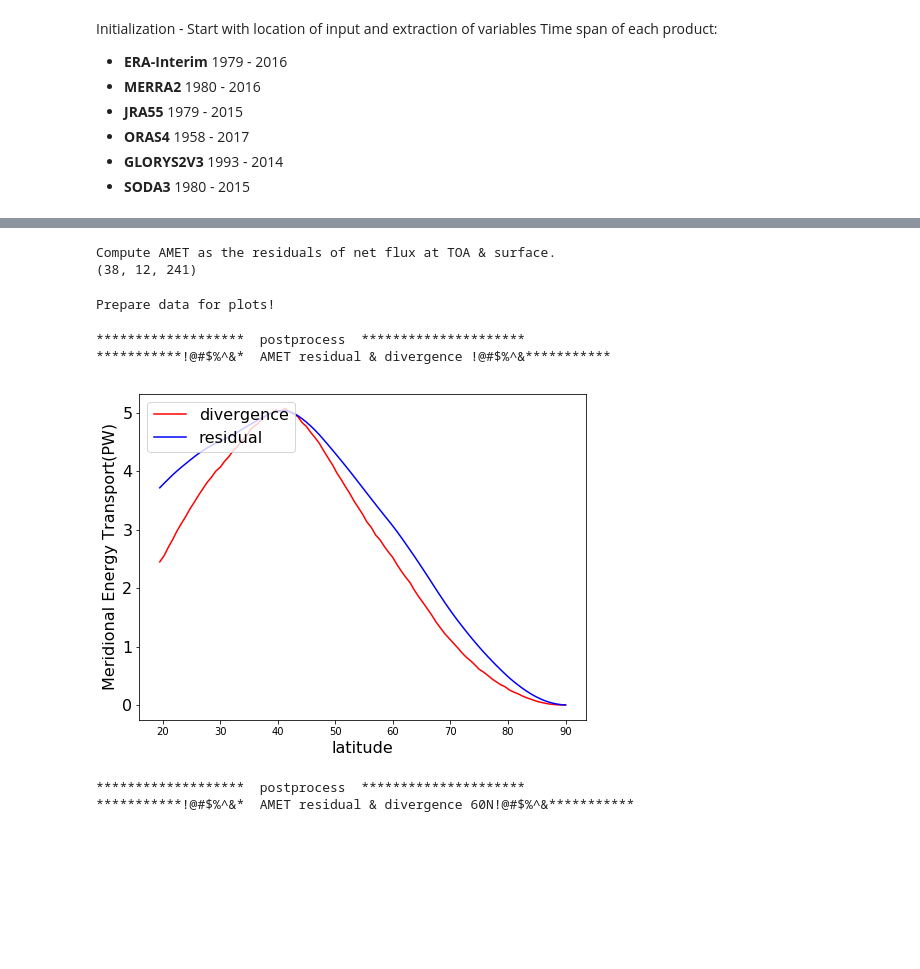
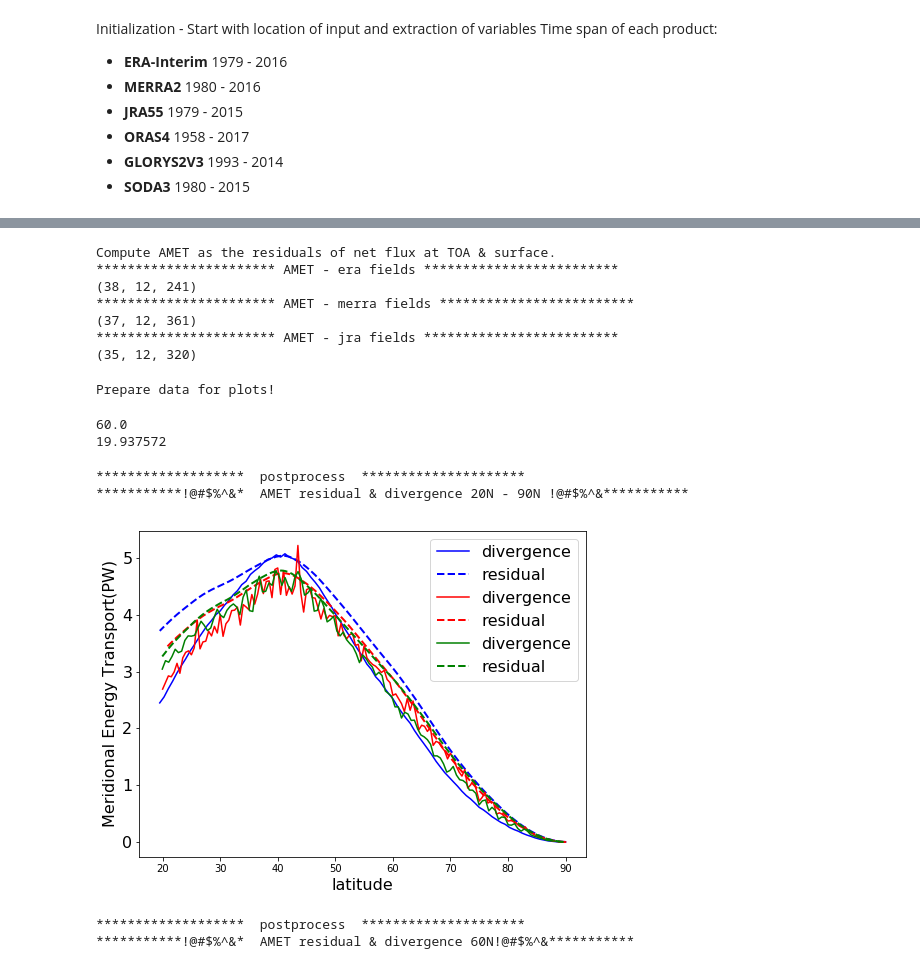
Before and after one commit to geek-yang/AirSeaFlow, a Jupyter notebook: Postprocessing/dataExpo/AMET_residual.ipynb, the cells around one changed output, grey strips where cells are left out. Cells and saved outputs as stored; diff of their text form; code cells hidden in the pictures; blank space fills up the shorter version.

Commit message:
resiudal AMET of MERRA and JRA

```diff
--- a/Postprocessing/dataExpo/AMET_residual.ipynb
+++ b/Postprocessing/dataExpo/AMET_residual.ipynb
@@ -92,6 +211,7 @@ if __name__=="__main__":
 # %%
     print ('Compute AMET as the residuals of net flux at TOA & surface.')
-    # take the zonal mean of flux
+    print ('*********************** AMET - era fields *************************')
+    # take the zonal integral of flux
     net_flux_surf_ERAI_int = np.sum(net_flux_surf_ERAI_area,3) / 1000 # PW
     net_flux_toa_ERAI_int = np.sum(net_flux_toa_ERAI_area,3) / 1000
     # AMET as the residual of net flux at TOA & surface
@@ -100,9 +220,34 @@ if __name__=="__main__":
         AMET_res_ERAI[:,:,i] = -(np.sum(net_flux_toa_ERAI_int[:,:,0:i+1],2) -
                                 np.sum(net_flux_surf_ERAI_int[:,:,0:i+1],2))
     print (AMET_res_ERAI.shape)
+    print ('*********************** AMET - merra fields *************************')
+    # take the zonal integral of flux
+    net_flux_surf_MERRA2_int = np.sum(net_flux_surf_MERRA2_area,3) / 1000 # PW
+    net_flux_toa_MERRA2_int = np.sum(net_flux_toa_MERRA2_area,3) / 1000
+    # AMET as the residual of net flux at TOA & surface
+    AMET_res_MERRA2 = np.zeros(net_flux_surf_MERRA2_int.shape)
+    for i in np.arange(len(latitude_fields_MERRA2)-1):
+        AMET_res_MERRA2[:,:,i] = -(np.sum(net_flux_toa_MERRA2_int[:,:,0:i+1],2) -
+                                np.sum(net_flux_surf_MERRA2_int[:,:,0:i+1],2))
+    print (AMET_res_MERRA2.shape)
+    print ('*********************** AMET - jra fields *************************')
+    # take the zonal integral of flux
+    net_flux_surf_JRA55_int = np.sum(net_flux_surf_JRA55_area,3) / 1000 # PW
+    net_flux_toa_JRA55_int = np.sum(net_flux_toa_JRA55_area,3) / 1000
+    # AMET as the residual of net flux at TOA & surface
+    AMET_res_JRA55 = np.zeros(net_flux_surf_JRA55_int.shape)
+    for i in np.arange(len(latitude_fields_JRA55)-1):
+        AMET_res_JRA55[:,:,i] = -(np.sum(net_flux_toa_JRA55_int[:,:,0:i+1],2) -
+                                np.sum(net_flux_surf_JRA55_int[:,:,0:i+1],2))
+    print (AMET_res_JRA55.shape)
 # %% [output]
 Compute AMET as the residuals of net flux at TOA & surface.
+*********************** AMET - era fields *************************
 (38, 12, 241)
+*********************** AMET - merra fields *************************
+(37, 12, 361)
+*********************** AMET - jra fields *************************
+(35, 12, 320)
 # %%
     print ('Prepare data for plots!')
     # time series for comparison
@@ -113,24 +266,38 @@ Compute AMET as the residuals of net flux at TOA & surface.
 # %% [output]
 Prepare data for plots!
+# %%
+    print(latitude_fields_MERRA2[60])
+    print(latitude_AMET_JRA55[124])
+# %% [output]
+60.0
+19.937572
 # %%
     print ('*******************  postprocess  *********************')
     print ('***********!@#$%^&*  AMET residual & divergence 20N - 90N !@#$%^&***********')
     fig1 = plt.figure()
     fig1.set_size_inches(8, 6)
-    plt.plot(latitude_AMET_ERAI, np.mean(AMET_div_int_ERAI_series,0),'r-',
+    plt.plot(latitude_AMET_ERAI, np.mean(AMET_div_int_ERAI_series,0),'b-',
              linewidth=1.5,label='divergence')
-    plt.plot(latitude_fields_ERAI[:95], np.mean(AMET_res_int_ERAI_series[:,:95],0), 'b-',
-             linewidth=1.5, label='residual')
+    plt.plot(latitude_fields_ERAI[:95], np.mean(AMET_res_int_ERAI_series[:,:95],0), 'b--',
+             linewidth=2.0, label='residual')
+    plt.plot(latitude_AMET_MERRA2, np.mean(AMET_div_int_MERRA2_series,0),'r-',
+             linewidth=1.5,label='divergence')
+    plt.plot(latitude_fields_MERRA2[:140], np.mean(AMET_res_int_MERRA2_series[:,:140],0), 'r--',
+             linewidth=2.0, label='residual')
+    plt.plot(latitude_AMET_JRA55[:125], np.mean(AMET_div_int_JRA55_series[:-24,:125],0),'g-',
+             linewidth=1.5,label='divergence')
+    plt.plot(latitude_fields_JRA55[:125], np.mean(AMET_res_int_JRA55_series[:,:125],0), 'g--',
+             linewidth=2.0, label='residual')
     plt.xlabel("latitude",fontsize=16)
    #plt.xticks(,fontsize=16)
     plt.ylabel("Meridional Energy Transport(PW)",fontsize=16)
     plt.yticks(fontsize=16)
-    plt.legend(frameon=True, loc=2, prop={'size': 16})
+    plt.legend(frameon=True, loc=1, prop={'size': 16})
     plt.show()
     fig1.savefig(os.path.join(output_path,'AMET_res_div.png'),dpi=300)
     plt.close(fig1)
 # %% [output]
 *******************  postprocess  *********************
-***********!@#$%^&*  AMET residual & divergence !@#$%^&***********
+***********!@#$%^&*  AMET residual & divergence 20N - 90N !@#$%^&***********
-[figure, old version]
+[figure, new version]
 # %%
```
Also changed, not shown: parts of 8 cells of this notebook, 2 other files.
